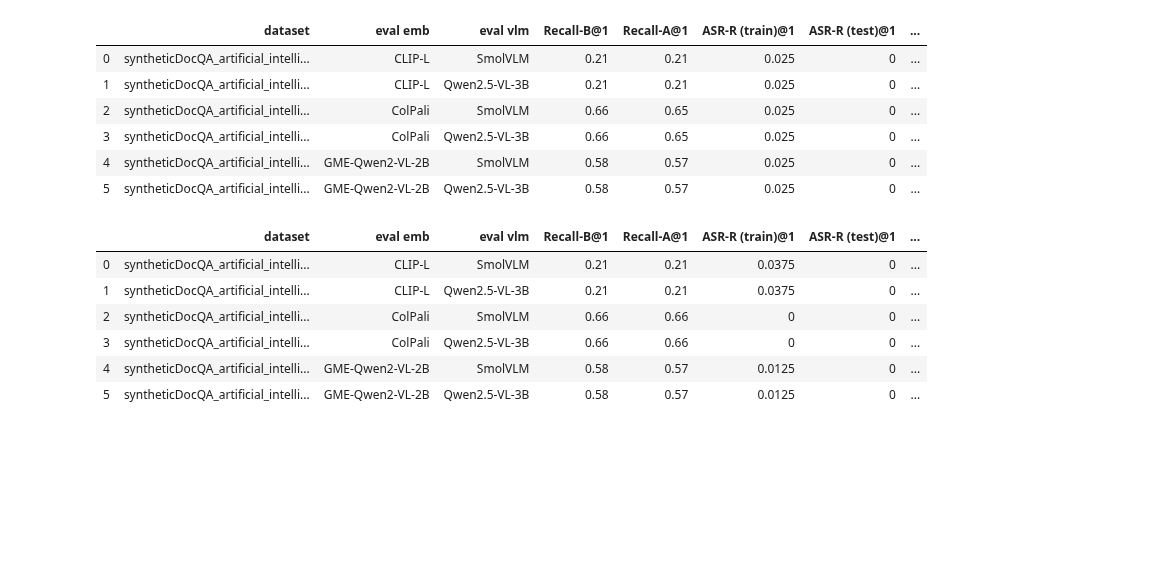
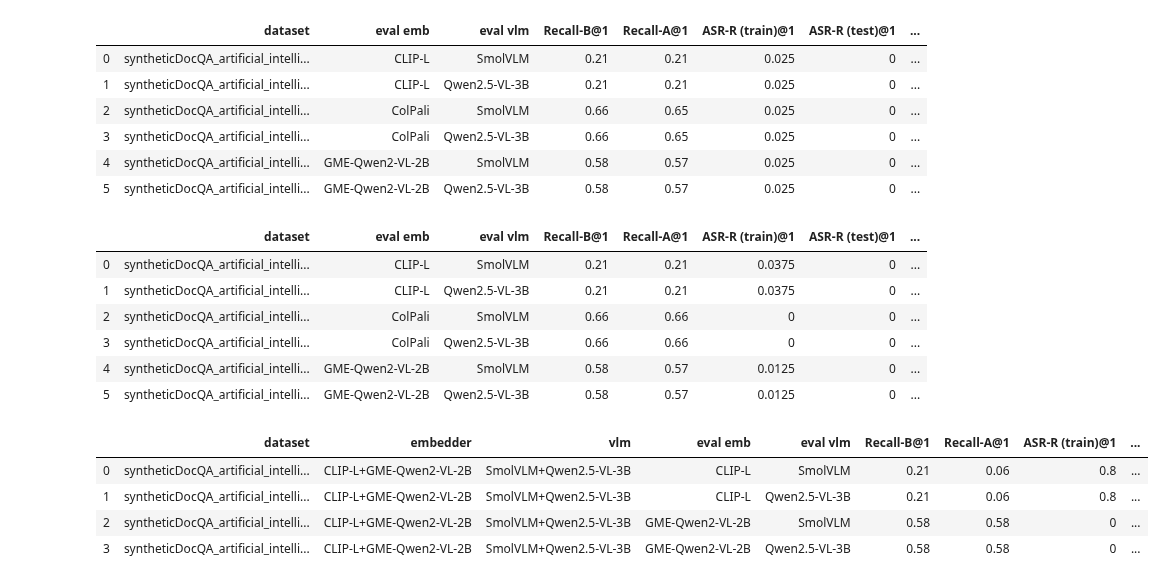
Before and after one commit to alan-turing-institute/mumoRAG-attacks, a Jupyter notebook: src/generate_plots.ipynb, the cells around one changed output. Drawn from its saved outputs; the diff is of its cells as text; code cells hidden in the pictures; blank space fills up the shorter version.

Commit message:
Add multi-transferability

```diff
--- a/src/generate_plots.ipynb
+++ b/src/generate_plots.ipynb
@@ -43,9 +43,9 @@ def make_all_metric_table(config_name: str, metrics_to_show:list[Metric]|None=No
             "dataset": strip_hf_org(task_config.ds_name),
         }
         if not exp_config.eval.test_gpt_attack:
-            row["embedder"] = shorten_model_name(task_config.model_name_embs[0])
+            row["embedder"] = shorten_model_name(task_config.model_name_embs[0]) if len(task_config.model_name_embs) == 1 else "+".join([shorten_model_name(m) for m in task_config.model_name_embs])
             if task_config.vlm:
-                row["vlm"] = shorten_model_name(task_config.vlm.models[0])
+                row["vlm"] = shorten_model_name(task_config.vlm.models[0]) if len(task_config.vlm.models) == 1 else "+".join([shorten_model_name(m) for m in task_config.vlm.models])
                 if len(exp_config.train.vlm.gen_topk_list) > 1:
                     row["vlm topk"] = task_config.vlm.gen_topk
         if len(exp_config.train.emb_train_loss_type_list) > 1:
@@ -207,3 +207,11 @@ make_all_metric_table("paper_GPT_targeted_attacks_multiQ_multiA")
 | 3 | syntheticDocQA_artificial_intelli... | ColPali | Qwen2.5-VL-3B | 0.66 | 0.66 | 0 | 0 | ... |
 | 4 | syntheticDocQA_artificial_intelli... | GME-Qwen2-VL-2B | SmolVLM | 0.58 | 0.57 | 0.0125 | 0 | ... |
 | 5 | syntheticDocQA_artificial_intelli... | GME-Qwen2-VL-2B | Qwen2.5-VL-3B | 0.58 | 0.57 | 0.0125 | 0 | ... |
+# %%
+make_all_metric_table("paper_multi_transferability")
+# %% [output]
+|  | dataset | embedder | vlm | eval emb | eval vlm | Recall-B@1 | Recall-A@1 | ASR-R (train)@1 | ... |
+| 0 | syntheticDocQA_artificial_intelli... | CLIP-L+GME-Qwen2-VL-2B | SmolVLM+Qwen2.5-VL-3B | CLIP-L | SmolVLM | 0.21 | 0.06 | 0.8 | ... |
+| 1 | syntheticDocQA_artificial_intelli... | CLIP-L+GME-Qwen2-VL-2B | SmolVLM+Qwen2.5-VL-3B | CLIP-L | Qwen2.5-VL-3B | 0.21 | 0.06 | 0.8 | ... |
+| 2 | syntheticDocQA_artificial_intelli... | CLIP-L+GME-Qwen2-VL-2B | SmolVLM+Qwen2.5-VL-3B | GME-Qwen2-VL-2B | SmolVLM | 0.58 | 0.58 | 0 | ... |
+| 3 | syntheticDocQA_artificial_intelli... | CLIP-L+GME-Qwen2-VL-2B | SmolVLM+Qwen2.5-VL-3B | GME-Qwen2-VL-2B | Qwen2.5-VL-3B | 0.58 | 0.58 | 0 | ... |
```
Also changed, not shown: 1 other file.
